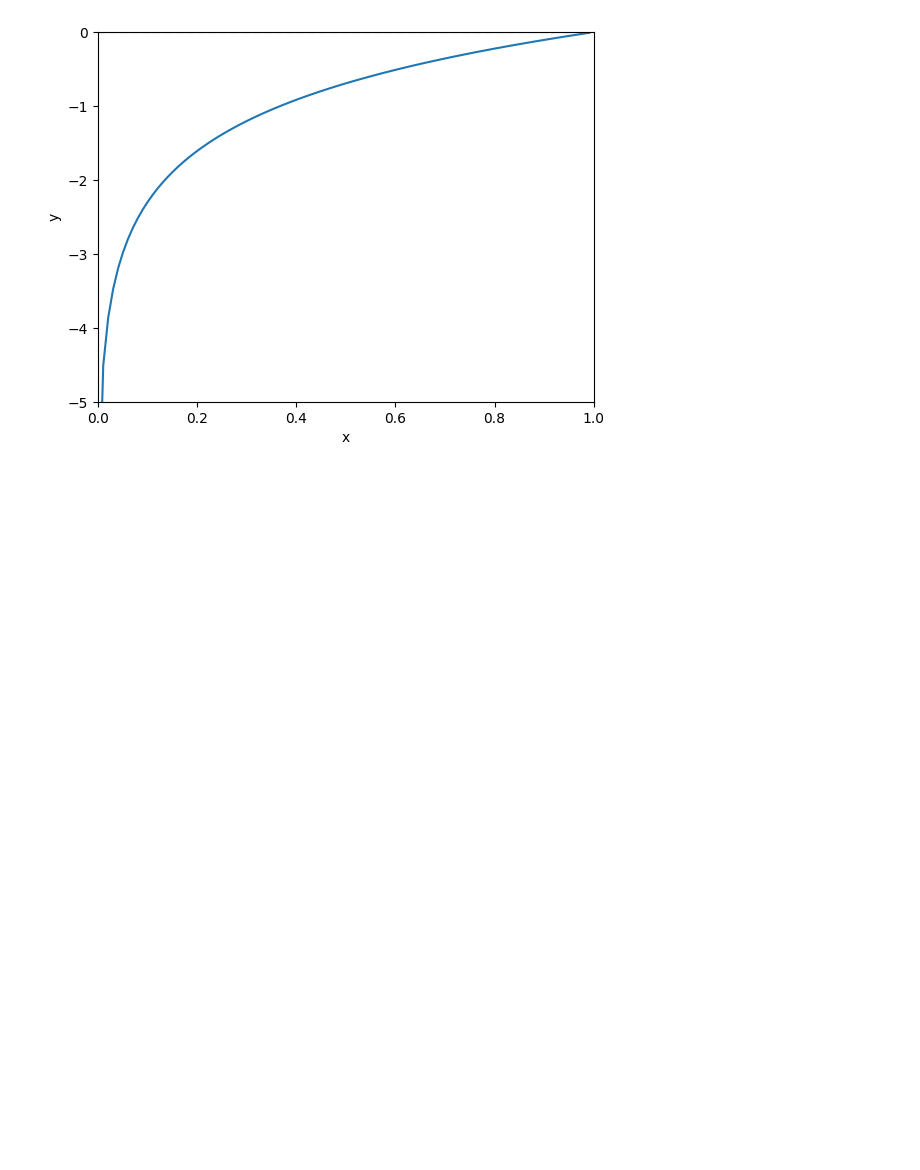
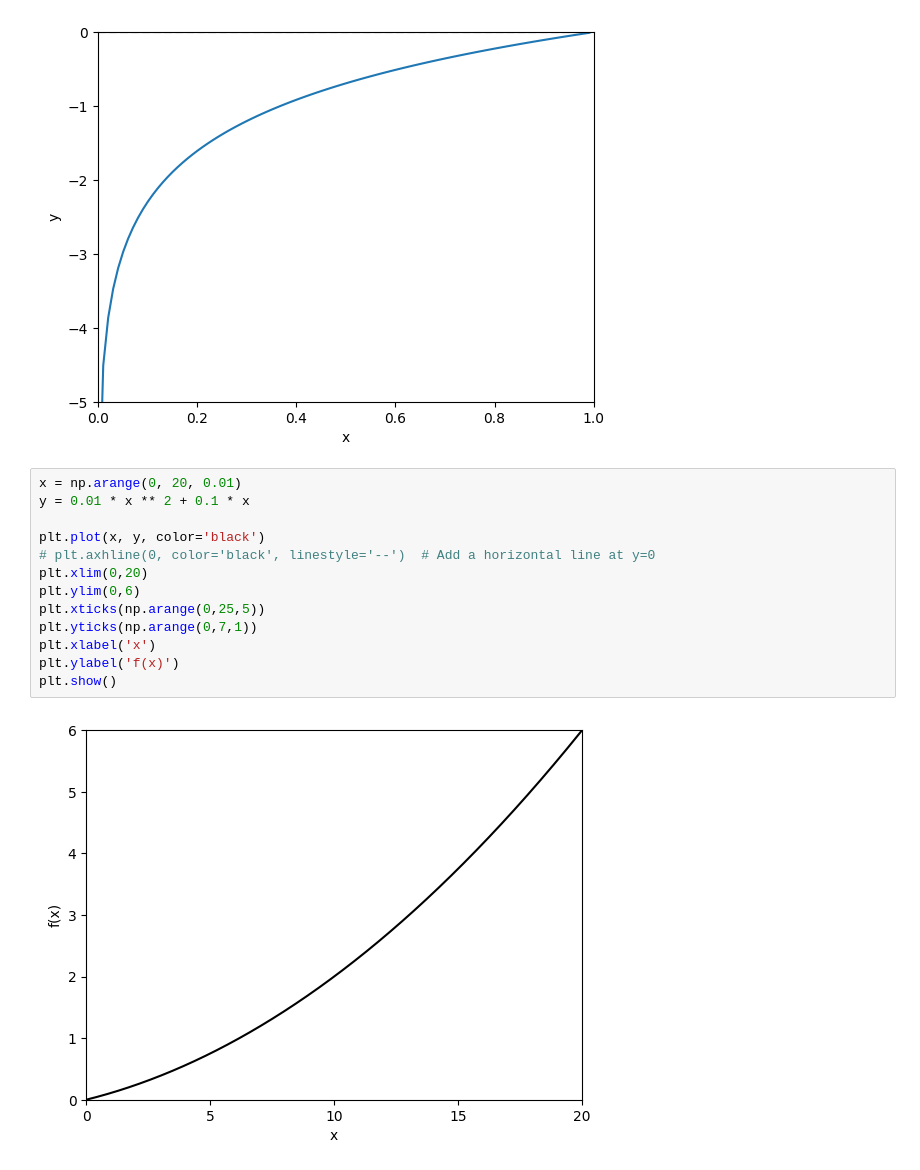
Before and after one commit to Chanmuzi/Deep-Learning-from-Scratch, a Jupyter notebook: practice.ipynb, the cells around one changed output. Cells and saved outputs as stored; diff of their text form; blank space fills up the shorter version.

```diff
--- a/practice.ipynb
+++ b/practice.ipynb
@@ -747,3 +747,18 @@ plt.ylabel('y')
 plt.show()
 # %% [output]
 [figure]
+# %%
+x = np.arange(0, 20, 0.01)
+y = 0.01 * x ** 2 + 0.1 * x
+
+plt.plot(x, y, color='black')
+# plt.axhline(0, color='black', linestyle='--')  # Add a horizontal line at y=0
+plt.xlim(0,20)
+plt.ylim(0,6)
+plt.xticks(np.arange(0,25,5))
+plt.yticks(np.arange(0,7,1))
+plt.xlabel('x')
+plt.ylabel('f(x)')
+plt.show()
+# %% [output]
+[figure, added]
```
